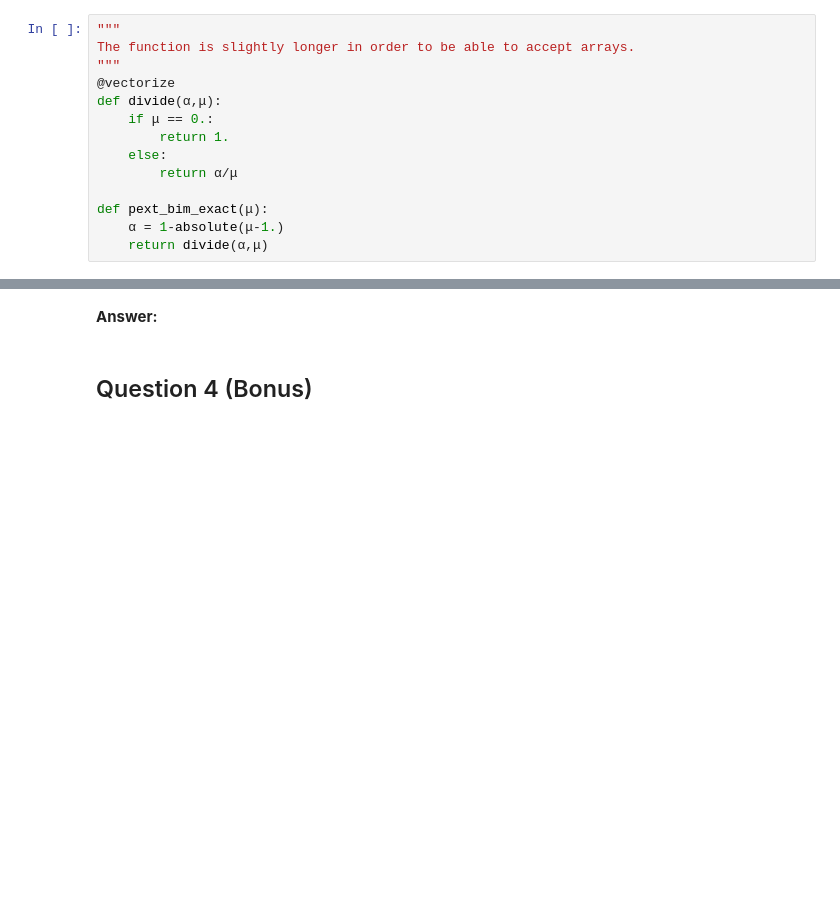
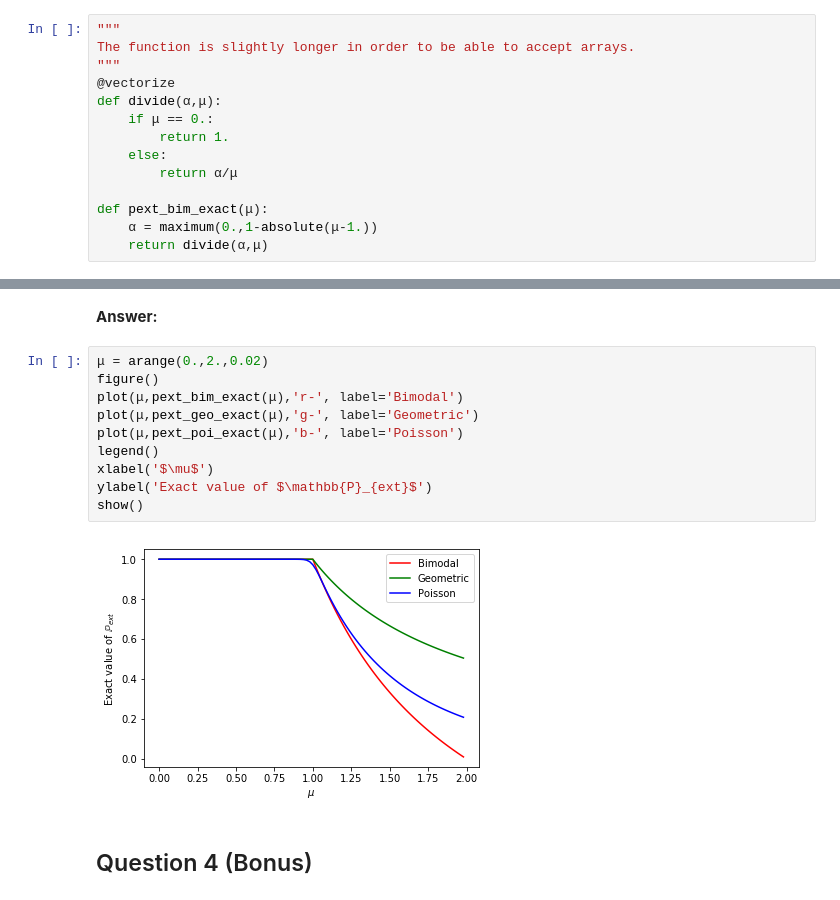
Before and after one commit to w2ak/INF674, a Jupyter notebook: 01-Galton-Watson-TP.ipynb, the cells around one changed output, grey strips where cells are left out. Drawn from its saved outputs; the diff is of its cells as text; blank space fills up the shorter version.

```diff
--- a/01-Galton-Watson-TP.ipynb
+++ b/01-Galton-Watson-TP.ipynb
@@ -304,7 +304,7 @@ def divide(α,μ):
         return α/μ
 
 def pext_bim_exact(μ):
-    α = 1-absolute(μ-1.)
+    α = maximum(0.,1-absolute(μ-1.))
     return divide(α,μ)
 # %%
 μ = arange(0.,2.,0.02)
@@ -588,6 +588,18 @@ show()
 Plot the three theoretical $ P_{ext} $ you obtained on the same figure, for the same mean value $\mu$. Try to informally discuss the differences.
 # %% [markdown]
 **Answer:**
+# %%
+μ = arange(0.,2.,0.02)
+figure()
+plot(μ,pext_bim_exact(μ),'r-', label='Bimodal')
+plot(μ,pext_geo_exact(μ),'g-', label='Geometric')
+plot(μ,pext_poi_exact(μ),'b-', label='Poisson')
+legend()
+xlabel('$\mu$')
+ylabel('Exact value of $\mathbb{P}_{ext}$')
+show()
+# %% [output]
+[figure, added]
 # %% [markdown]
 ## Question 4 (Bonus)
 # %% [markdown]
```
Also changed, not shown: parts of 8 cells of this notebook.
